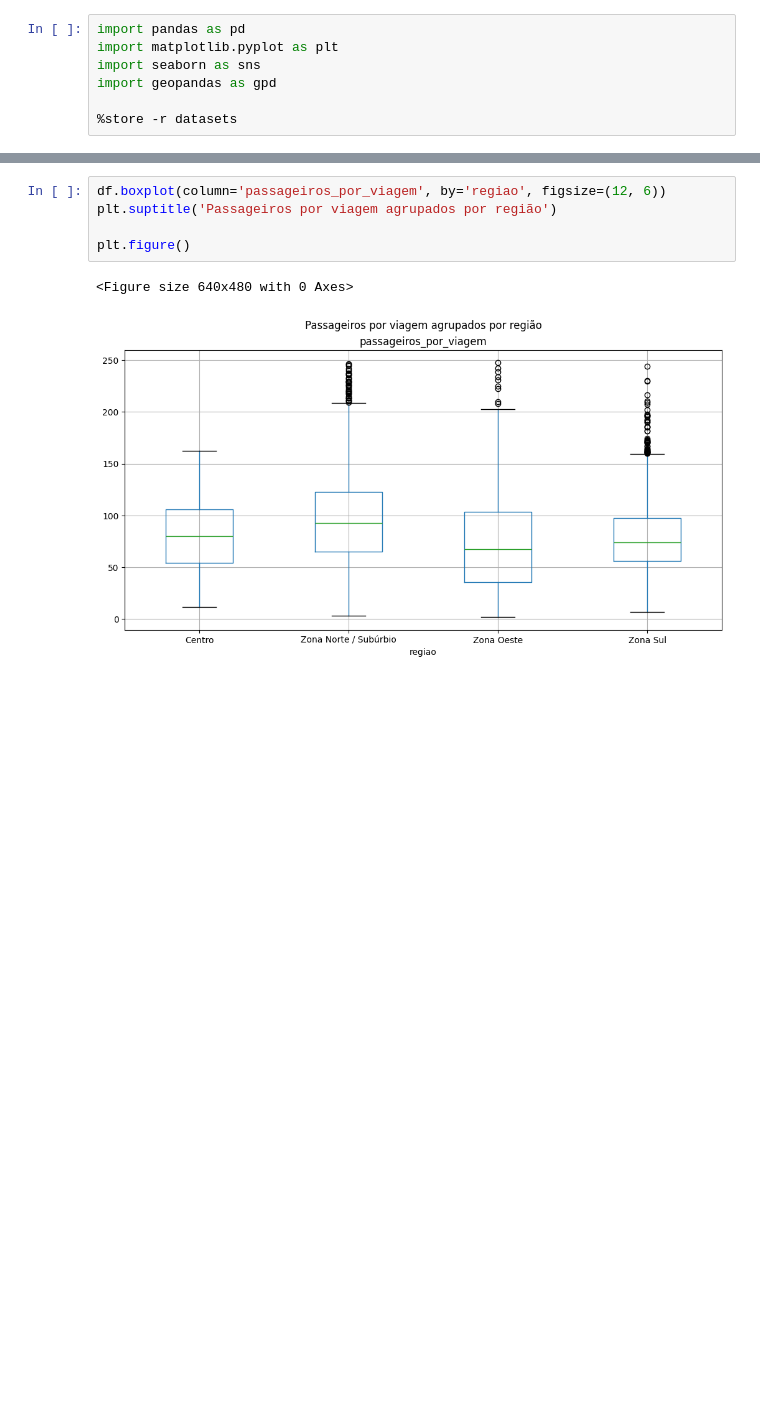
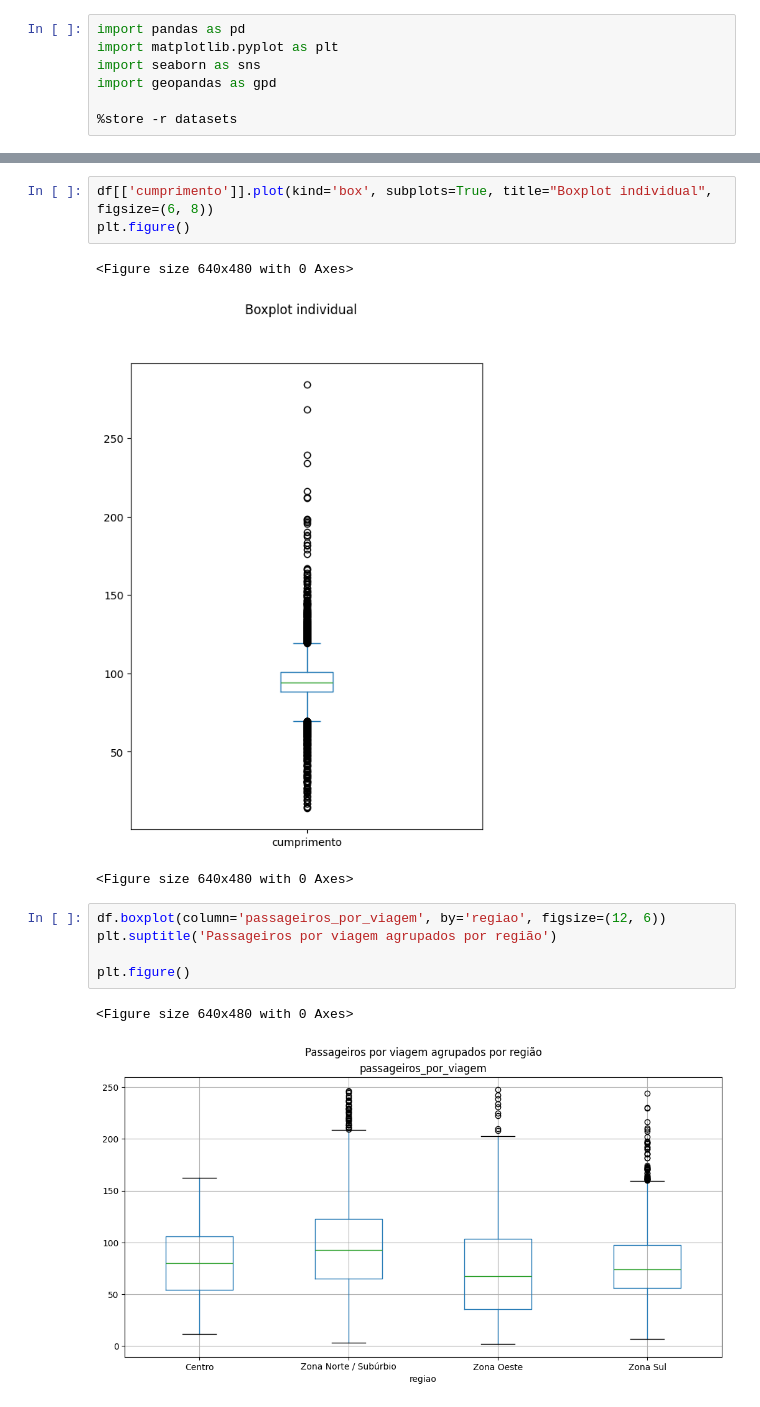
Before and after one commit to ArthurMontPereira/Analytica-Hackaton, a Jupyter notebook: notebooks/02_eda.ipynb, the cells around one changed output, grey strips where cells are left out. Drawn from its saved outputs; the diff is of its cells as text; blank space fills up the shorter version.

```diff
--- a/notebooks/02_eda.ipynb
+++ b/notebooks/02_eda.ipynb
@@ -25,4 +25,11 @@ plt.figure()
 <Figure size 640x480 with 0 Axes>
+# %%
+df[['cumprimento']].plot(kind='box', subplots=True, title="Boxplot individual", figsize=(6, 8))
+plt.figure()
+# %% [output]
+<Figure size 640x480 with 0 Axes>
+[figure, added]
+<Figure size 640x480 with 0 Axes>
 # %%
 df.boxplot(column='passageiros_por_viagem', by='regiao', figsize=(12, 6))
 plt.suptitle('Passageiros por viagem agrupados por região')
```
Also changed, not shown: parts of 5 cells of this notebook.
